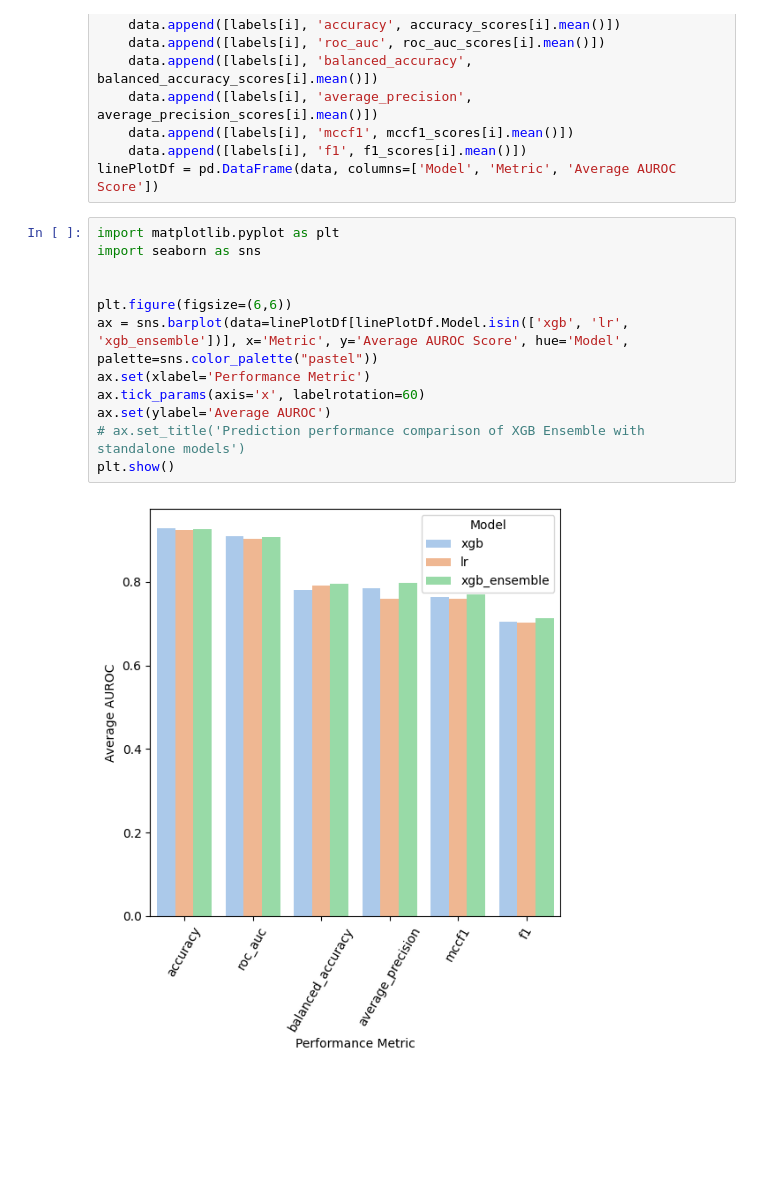
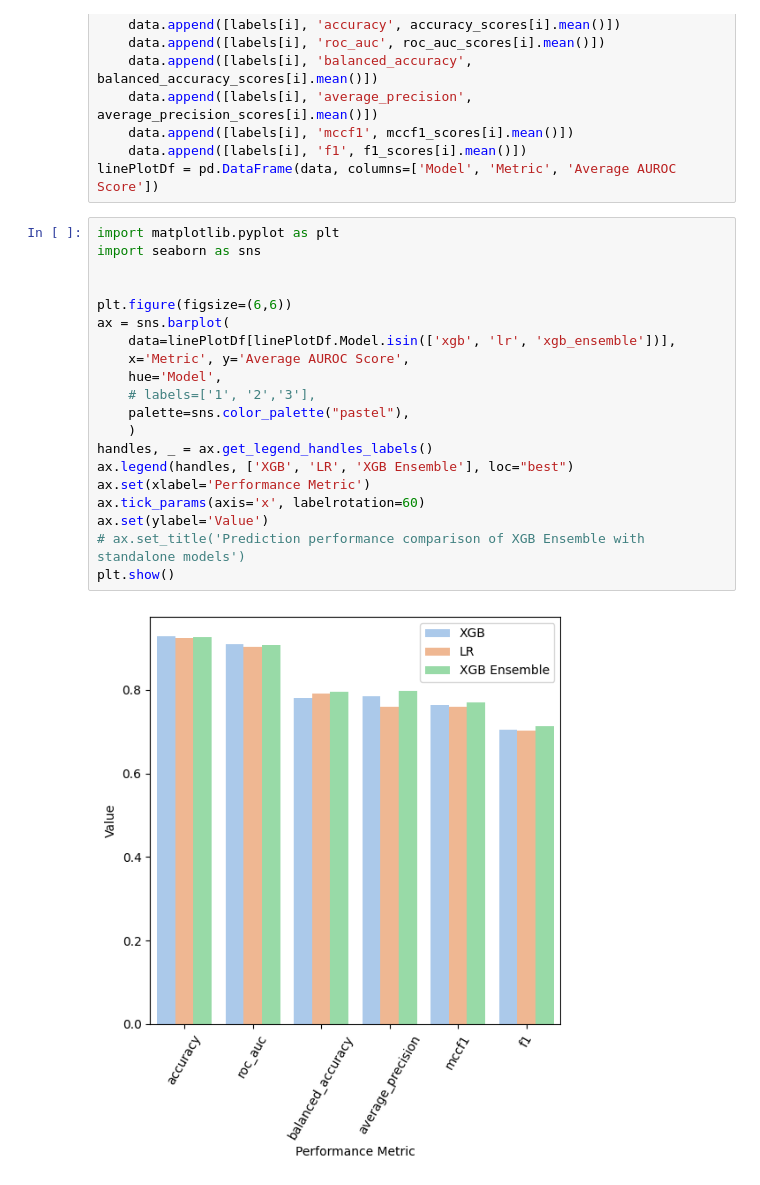
Before and after one commit to ryashpal/mortality, a Jupyter notebook: mortality_prediction/sepsis_icd/05_experiment_performance/03_analyse.ipynb, the cells around one changed output. Drawn from its saved outputs; the diff is of its cells as text; blank space fills up the shorter version.

Commit message:
updated plot

```diff
--- a/mortality_prediction/sepsis_icd/05_experiment_performance/03_analyse.ipynb
+++ b/mortality_prediction/sepsis_icd/05_experiment_performance/03_analyse.ipynb
@@ -163,14 +163,22 @@ linePlotDf = pd.DataFrame(data, columns=['Model', 'Metric', 'Average AUROC Score
 # %%
 import matplotlib.pyplot as plt
 import seaborn as sns
 
 
 plt.figure(figsize=(6,6))
-ax = sns.barplot(data=linePlotDf[linePlotDf.Model.isin(['xgb', 'lr', 'xgb_ensemble'])], x='Metric', y='Average AUROC Score', hue='Model', palette=sns.color_palette("pastel"))
+ax = sns.barplot(
+    data=linePlotDf[linePlotDf.Model.isin(['xgb', 'lr', 'xgb_ensemble'])],
+    x='Metric', y='Average AUROC Score',
+    hue='Model',
+    # labels=['1', '2','3'],
+    palette=sns.color_palette("pastel"),
+    )
+handles, _ = ax.get_legend_handles_labels()
+ax.legend(handles, ['XGB', 'LR', 'XGB Ensemble'], loc="best")
 ax.set(xlabel='Performance Metric')
 ax.tick_params(axis='x', labelrotation=60)
-ax.set(ylabel='Average AUROC')
+ax.set(ylabel='Value')
 # ax.set_title('Prediction performance comparison of XGB Ensemble with standalone models')
 plt.show()
 # %% [output]
-[figure, old version]
+[figure, new version]
```
